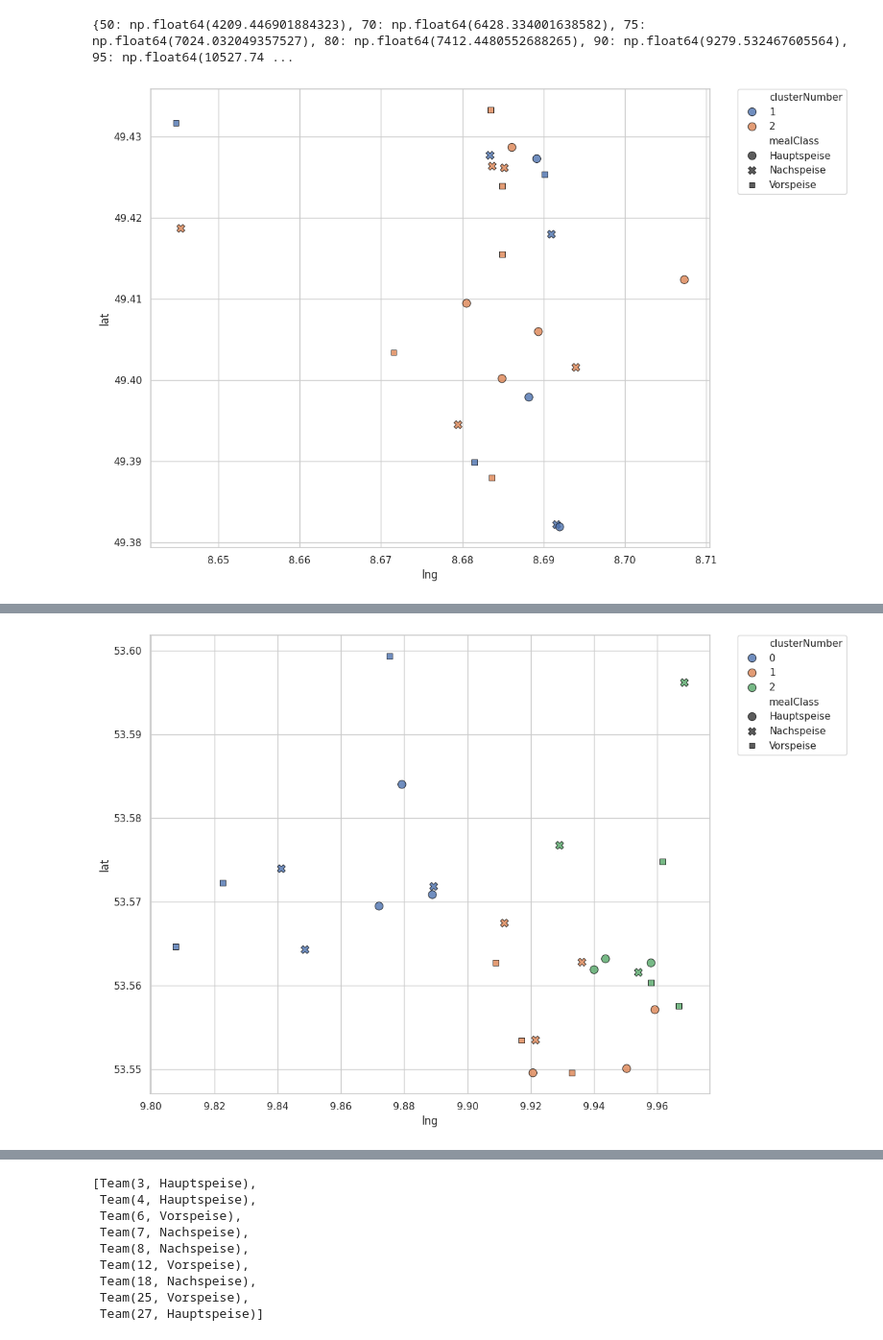
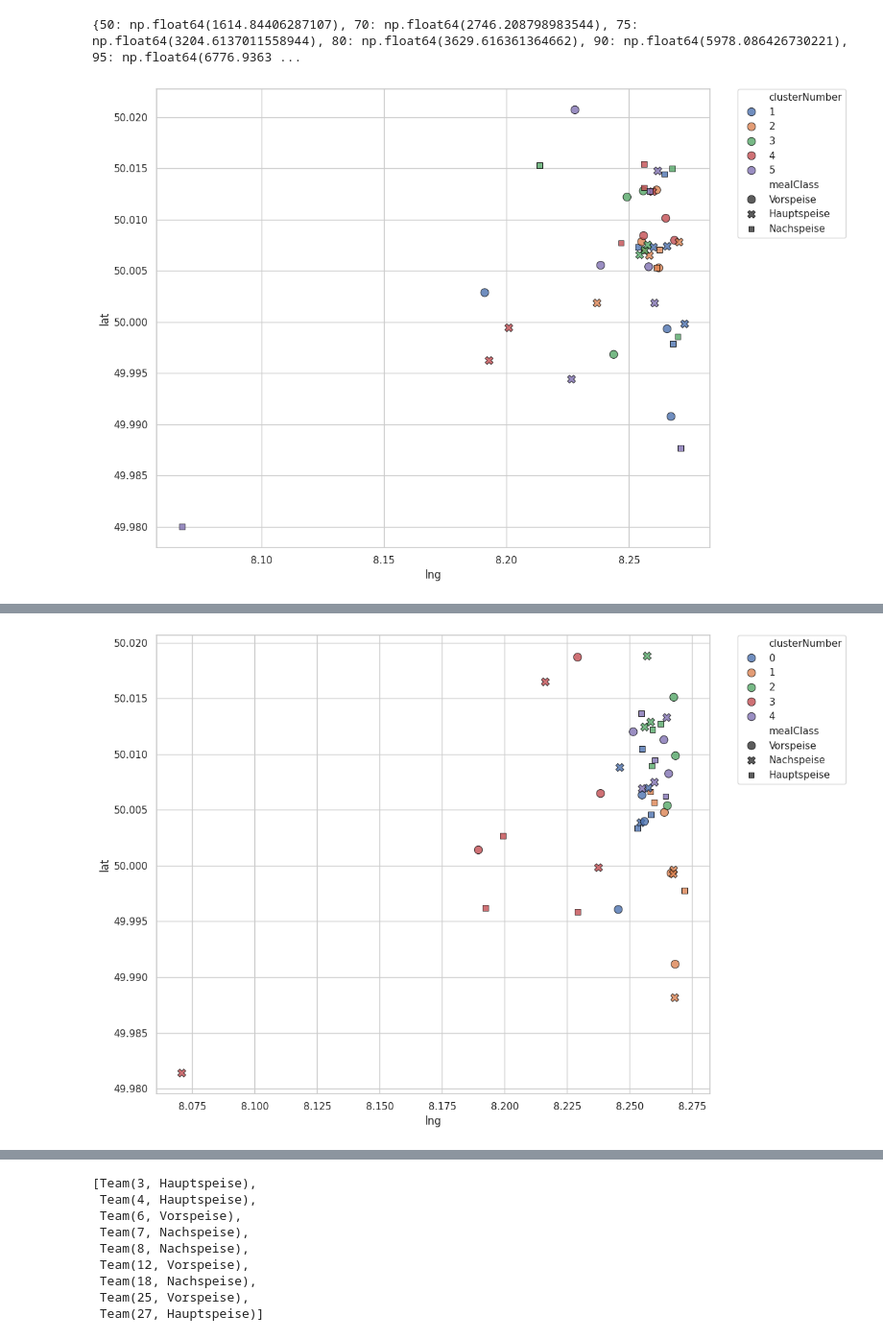
Before and after one commit to Clemens85/runningdinner-functions, a Jupyter notebook: packages/optimization/playground.ipynb, the cells around one changed output, grey strips where cells are left out. Shown at 96% size. Saved outputs shown, nothing was run; the diff lists cells and outputs as text; code cells hidden in the pictures.

```diff
--- a/packages/optimization/playground.ipynb
+++ b/packages/optimization/playground.ipynb
@@ -22,7 +22,7 @@ from local_adapter.LocalFileDataLoader import LocalFileDataLoader
 # %%
 root_path = "/home/clemens/Projects/runningdinner/route-data/"
 
-file=f"test-data/27_teams.json"
+file=f"test-data/45_teams.json"
 
 data = DataProvider.DataProvider(data_loader=LocalFileDataLoader(file))
 dist_matrix = data.get_distance_matrix()
@@ -30,15 +30,15 @@ dist_matrix = data.get_distance_matrix()
 dist_percentiles = data.get_distance_percentiles()
 print(dist_percentiles)
 # %% [output]
-{50: np.float64(4209.446901884323), 70: np.float64(6428.334001638582), 75: np.float64(7024.032049357527), 80: np.float64(7412.4480552688265), 90: np.float64(9279.532467605564), 95: np.float64(10527.74 ...
+{50: np.float64(1614.84406287107), 70: np.float64(2746.208798983544), 75: np.float64(3204.6137011558944), 80: np.float64(3629.616361364662), 90: np.float64(5978.086426730221), 95: np.float64(6776.9363 ...
 # %%
 vis = Visualizer.Visualizer(data)
 vis.plot_geocodes(data.get_routes())
 #vis.plot_max_distances_per_cluster(clusterer.print_max_distances_per_cluster())
 # %% [output]
-[figure, old version]
+[figure, new version]
 # %%
-clusterer = ClustererNewMealAssignmentsV2(data)
+clusterer = ClustererNewMealAssignments(data)
 routes, labels = clusterer.predict()
 vis.plot_geocodes(routes)
 #vis.plot_max_distances_per_cluster(clusterer.print_max_distances_per_cluster())
@@ -63,4 +63,4 @@ vis.plot_geocodes(routes)
-[figure, old version]
+[figure, new version]
 # %%
 clusterer = RawClustererExperimental(data)
 routes, labels = clusterer.predict()
```
Also changed, not shown: parts of 3 cells of this notebook, 2 other files.
